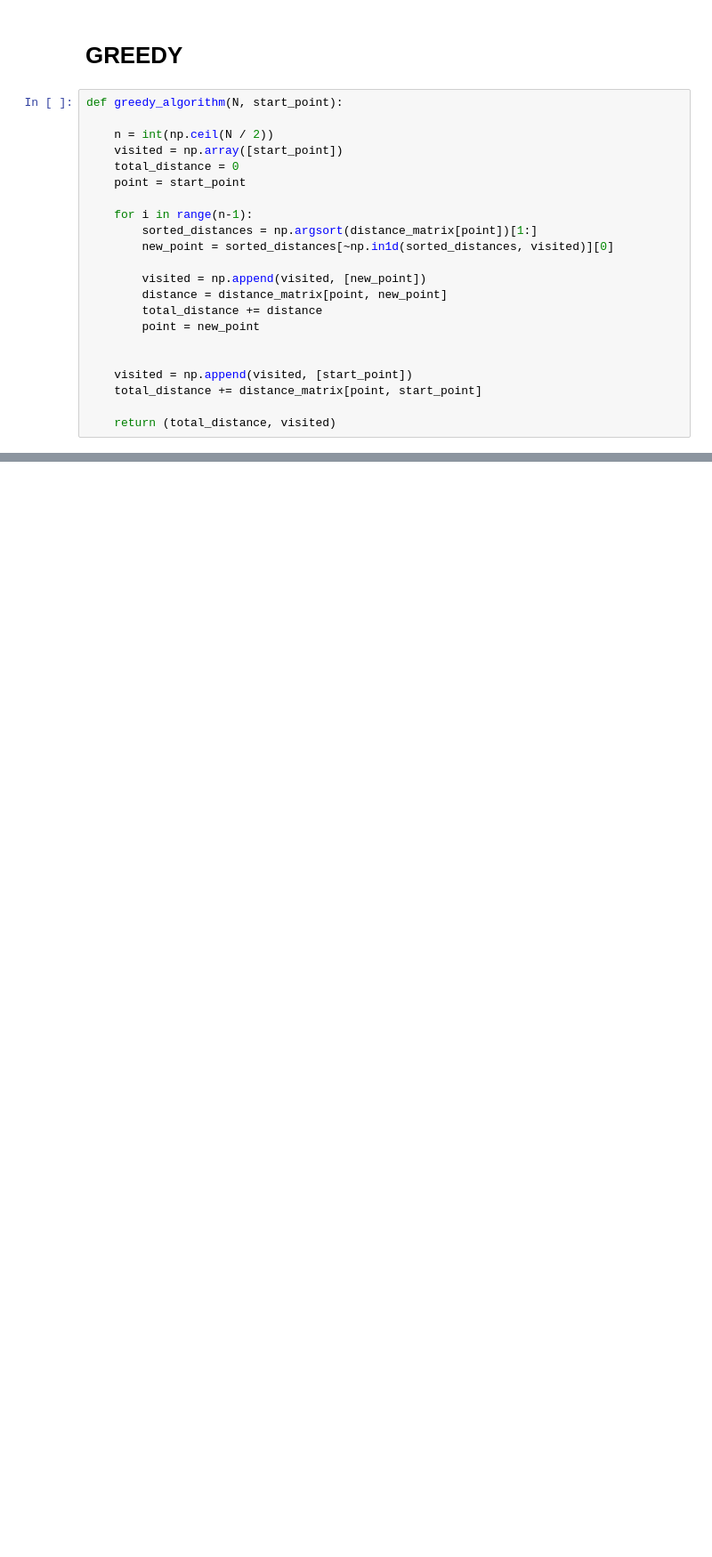
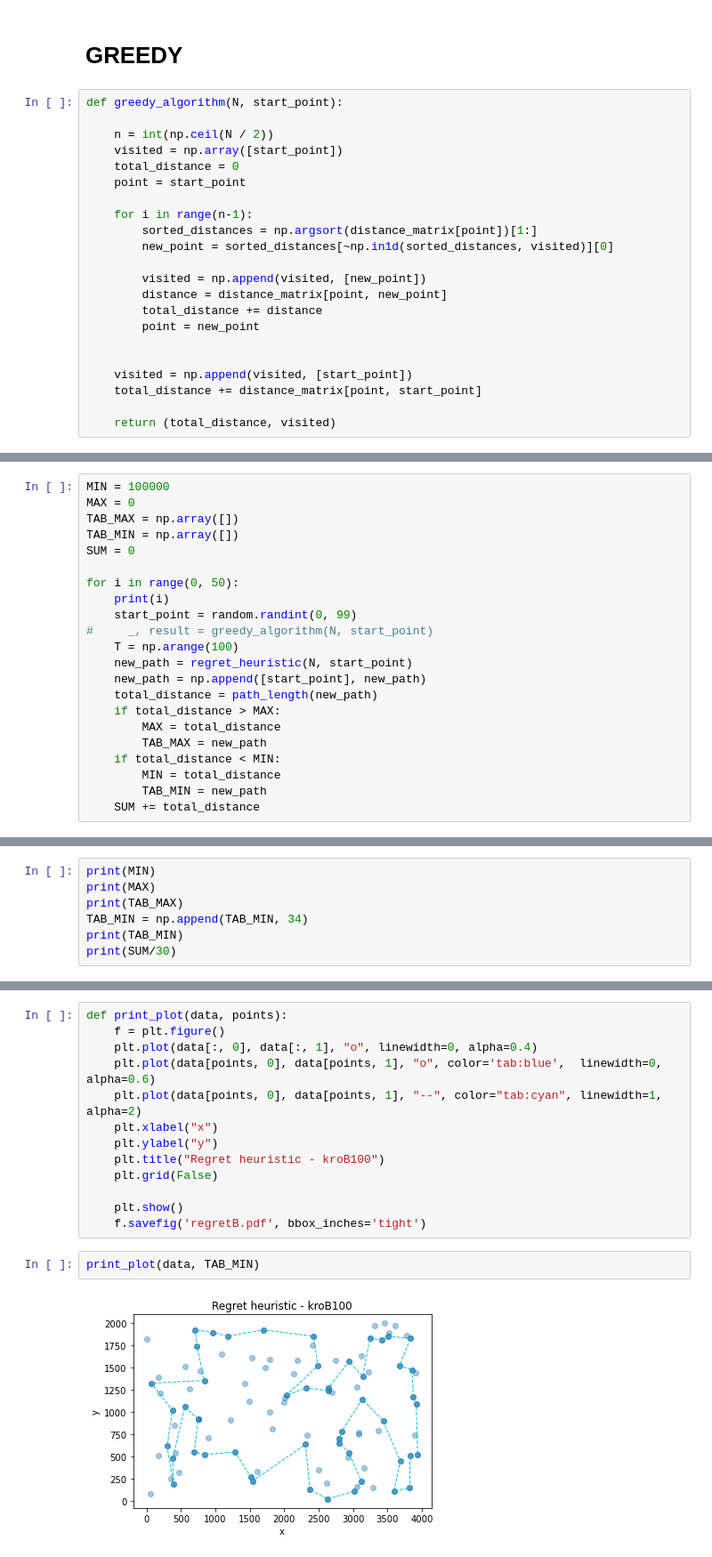
Before and after one commit to maartynaa/AEM, a Jupyter notebook: AEM.ipynb, the cells around one changed output, grey strips where cells are left out. Shown: that part at 89% size. Cells and saved outputs as stored; diff of their text form; blank space fills up the shorter version.

Commit message:
Regret heuristic

```diff
--- a/AEM.ipynb
+++ b/AEM.ipynb
@@ -68,0 +167,22 @@ print(visited)
+# %%
+MIN = 100000
+MAX = 0
+TAB_MAX = np.array([])
+TAB_MIN = np.array([])
+SUM = 0
+
+for i in range(0, 50):
+    print(i)
+    start_point = random.randint(0, 99)
+#     _, result = greedy_algorithm(N, start_point)
+    T = np.arange(100)
+    new_path = regret_heuristic(N, start_point)
+    new_path = np.append([start_point], new_path)
+    total_distance = path_length(new_path)
+    if total_distance > MAX:
+        MAX = total_distance
+        TAB_MAX = new_path
+    if total_distance < MIN:
+        MIN = total_distance
+        TAB_MIN = new_path
+    SUM += total_distance
@@ -68,0 +223,7 @@ print(visited)
+# %%
+print(MIN)
+print(MAX)
+print(TAB_MAX)
+TAB_MIN = np.append(TAB_MIN, 34)
+print(TAB_MIN)
+print(SUM/30)
@@ -68,0 +246,17 @@ print(visited)
+# %%
+def print_plot(data, points):
+    f = plt.figure()
+    plt.plot(data[:, 0], data[:, 1], "o", linewidth=0, alpha=0.4)
+    plt.plot(data[points, 0], data[points, 1], "o", color='tab:blue',  linewidth=0, alpha=0.6)
+    plt.plot(data[points, 0], data[points, 1], "--", color="tab:cyan", linewidth=1, alpha=2)
+    plt.xlabel("x")
+    plt.ylabel("y")
+    plt.title("Regret heuristic - kroB100")
+    plt.grid(False)
+
+    plt.show()
+    f.savefig('regretB.pdf', bbox_inches='tight')
+# %%
+print_plot(data, TAB_MIN)
+# %% [output]
+[figure, added]
```
Also changed, not shown: parts of 18 cells of this notebook.
